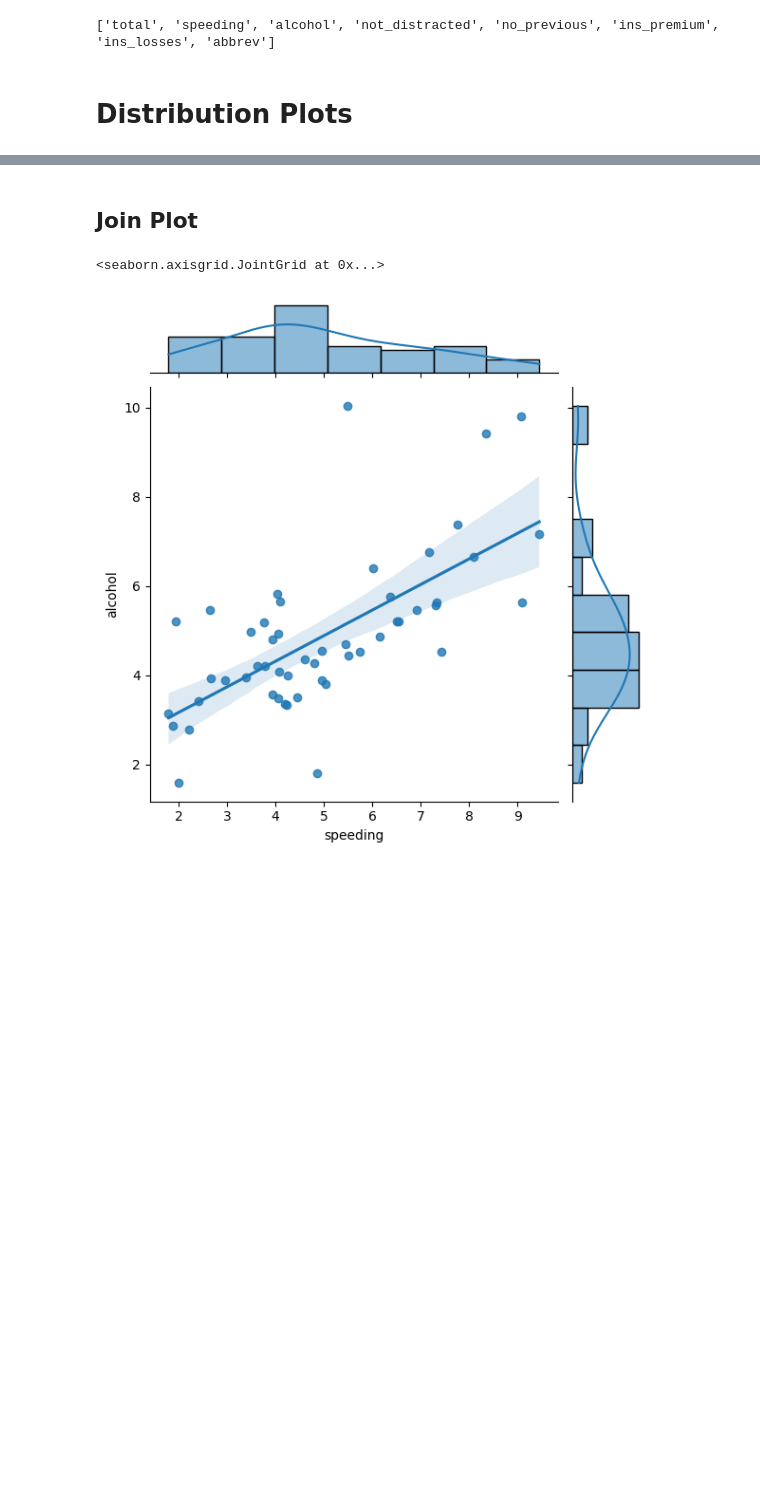
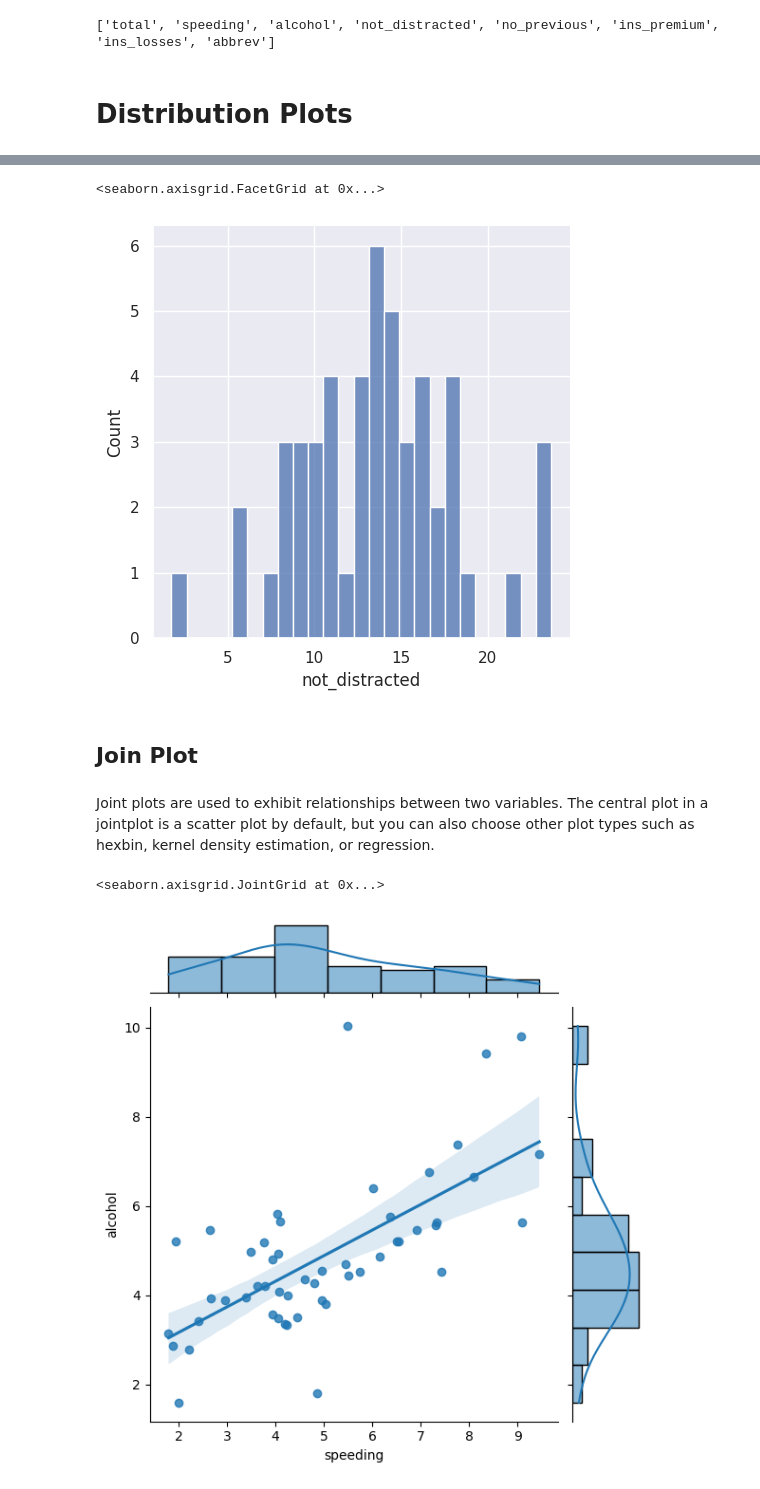
Before and after one commit to EdwinKingori/Seaborn_DataVisualizations, a Jupyter notebook: seaborn_layout.ipynb, the cells around one changed output, grey strips where cells are left out. Saved outputs shown, nothing was run; the diff lists cells and outputs as text; code cells hidden in the pictures; blank space fills up the shorter version.

```diff
--- a/seaborn_layout.ipynb
+++ b/seaborn_layout.ipynb
@@ -96,2 +96,8 @@ https://gist.github.com/mwaskom/de44147ed2974457ad6372750bbe5751
+# %%
+#Checking the difference between distplot and displot function, which is in the update version
+sns.displot(crash_df['not_distracted'], kde = False, bins = 25)
+# %% [output]
+<seaborn.axisgrid.FacetGrid at 0x...>
+[figure, added]
 # %% [markdown]
 ## Join Plot
@@ -102,3 +104,7 @@ https://gist.github.com/mwaskom/de44147ed2974457ad6372750bbe5751
+# %% [markdown]
+Joint plots are used to exhibit relationships between two variables.
+The central plot in a jointplot is a scatter plot by default,
+but you can also choose other plot types such as hexbin, kernel density estimation, or regression.
 # %%
 #Generating a regression line using the Kind = "reg"
 
```
Also changed, not shown: parts of 7 cells of this notebook.
